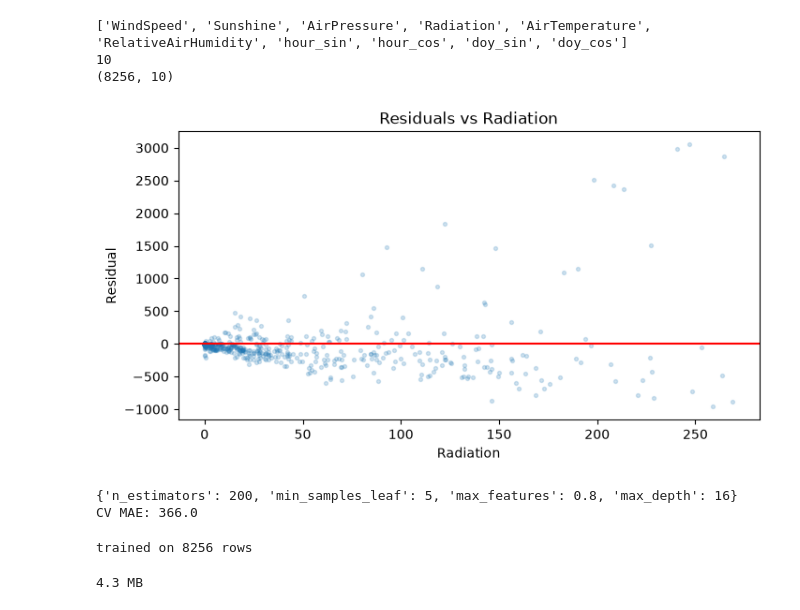
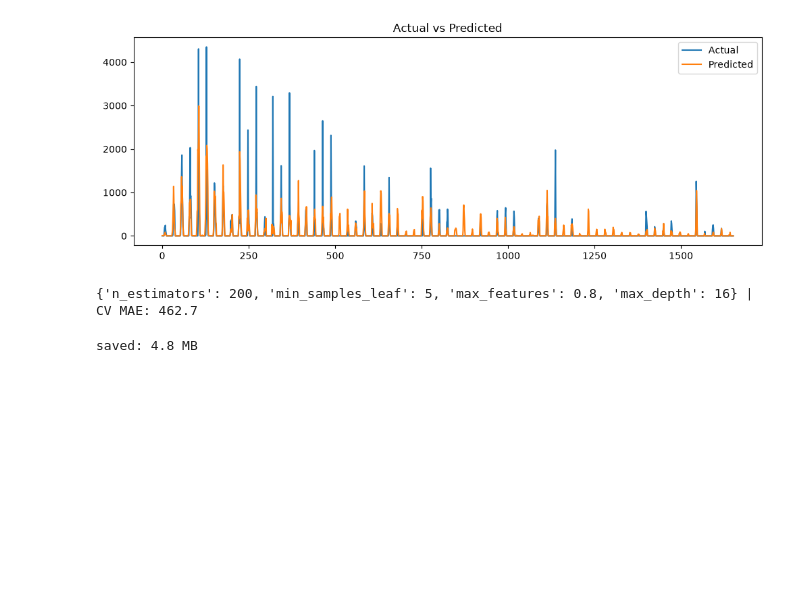
Before and after one commit to rawanshihada/Solar-Power-Production-Prediction, a Jupyter notebook: Notebooks/Modeling.ipynb, the cells around one changed output. Saved outputs shown, nothing was run; the diff lists cells and outputs as text; code cells hidden in the pictures; blank space fills up the shorter version.

Commit message:
Update Modeling

```diff
--- a/Notebooks/Modeling.ipynb
+++ b/Notebooks/Modeling.ipynb
@@ -10,0 +1,14 @@ for name, values, period in [('hour', ts.dt.hour, 24), ('doy', ts.dt.dayofyear,
+# %%
+import pandas as pd, numpy as np, matplotlib.pyplot as plt, joblib, json, sklearn
+from pathlib import Path
+from sklearn.ensemble import RandomForestRegressor
+from sklearn.linear_model import LinearRegression
+from sklearn.dummy import DummyRegressor
+from sklearn.model_selection import TimeSeriesSplit, RandomizedSearchCV
+from sklearn.metrics import mean_absolute_error, mean_squared_error, r2_score
+from sklearn.base import clone
+
+df = pd.read_csv("../Data/solar_clean.csv", parse_dates=['Date-Hour(NMT)'])
+df['Hour']  = df['Date-Hour(NMT)'].dt.hour
+df['Month'] = df['Date-Hour(NMT)'].dt.month
+print(len(df), "rows")
@@ -11,4 +17,4 @@ for name, values, period in [('hour', ts.dt.hour, 24), ('doy', ts.dt.dayofyear,
 # %%
 FEATURES = ['WindSpeed','Sunshine','AirPressure','Radiation','AirTemperature',
-            'RelativeAirHumidity','hour_sin','hour_cos','doy_sin','doy_cos']
+            'RelativeAirHumidity']
 X, y = df[FEATURES], df['SystemProduction']
@@ -131,57 +36,34 @@ results
-# %%
-print(FEATURES)
-print(len(FEATURES))
-print(X.shape)
-# %% [output]
-['WindSpeed', 'Sunshine', 'AirPressure', 'Radiation', 'AirTemperature', 'RelativeAirHumidity', 'hour_sin', 'hour_cos', 'doy_sin', 'doy_cos']
-10
-(8256, 10)
 # %%
-rf_model = RandomForestRegressor(n_estimators=300, min_samples_leaf=2,
-                                 random_state=42, n_jobs=-1).fit(X_train, y_train)
-rf_pred = rf_model.predict(X_test)
+si = int(len(df) * 0.8)
+rf = RandomForestRegressor(n_estimators=300, min_samples_leaf=2,
+                           random_state=42, n_jobs=-1).fit(X[:si], y[:si])
+pred = np.clip(rf.predict(X[si:]), 0, None)
 
-resid = y_test.values - np.clip(rf_pred, 0, None)
-plt.figure(figsize=(8,4))
-plt.scatter(X_test['Radiation'], resid, alpha=0.2, s=8)
-plt.axhline(0, color='r'); plt.xlabel('Radiation'); plt.ylabel('Residual')
-plt.title('Residuals vs Radiation'); plt.show()
+plt.figure(figsize=(12,4))
+plt.plot(y[si:].values, label='Actual')
+plt.plot(pred, label='Predicted')
+plt.legend(); plt.title('Actual vs Predicted'); plt.show()
 # %% [output]
-[figure, old version]
+[figure, new version]
 # %%
-from sklearn.model_selection import RandomizedSearchCV
-
 search = RandomizedSearchCV(
     RandomForestRegressor(random_state=42, n_jobs=-1),
-    {'n_estimators':     [200, 300, 400],
-     'max_depth':        [12, 16, 20, None],
-     'min_samples_leaf': [1, 2, 5, 10],
-     'max_features':     [0.4, 0.6, 0.8, 1.0]},
+    {'n_estimators':[200,300,400], 'max_depth':[12,16,20,None],
+     'min_samples_leaf':[1,2,5,10], 'max_features':[0.4,0.6,0.8,1.0]},
     n_iter=20, scoring='neg_mean_absolute_error',
     cv=tscv, random_state=42, n_jobs=-1)
 
 search.fit(X, y)
-print(search.best_params_)
-print("CV MAE:", round(-search.best_score_, 1))
+print(search.best_params_, "| CV MAE:", round(-search.best_score_, 1))
 # %% [output]
-{'n_estimators': 200, 'min_samples_leaf': 5, 'max_features': 0.8, 'max_depth': 16}
-CV MAE: 366.0
+{'n_estimators': 200, 'min_samples_leaf': 5, 'max_features': 0.8, 'max_depth': 16} | CV MAE: 462.7
-# %%
-final_model = search.best_estimator_
-final_model.fit(X, y)
-print("trained on", len(X), "rows")
-# %% [output]
-trained on 8256 rows
 # %%
-import json, joblib, sklearn
-from pathlib import Path
-
 out = Path("../models/v2"); out.mkdir(parents=True, exist_ok=True)
-joblib.dump(final_model, out/"model.pkl", compress=3)
+joblib.dump(search.best_estimator_, out/"model.pkl", compress=3)
 json.dump({"features": FEATURES, "target": "SystemProduction", "unit": "Wh",
-           "cv_mae": round(-search.best_score_, 2), "n_rows": len(X), "seed": 42,
-           "sklearn": sklearn.__version__},
+           "cv_mae": round(-search.best_score_, 2), "n_rows": len(X),
+           "seed": 42, "sklearn": sklearn.__version__},
           open(out/"metadata.json","w"), indent=2)
-print(round((out/"model.pkl").stat().st_size/1e6, 1), "MB")
+print("saved:", round((out/"model.pkl").stat().st_size/1e6, 1), "MB")
 # %% [output]
-4.3 MB
+saved: 4.8 MB
```
Also changed, not shown: parts of 11 cells of this notebook, 3 other files.
